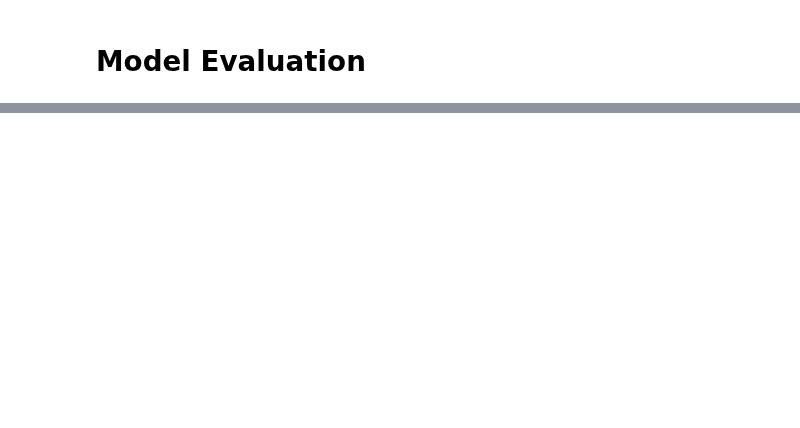
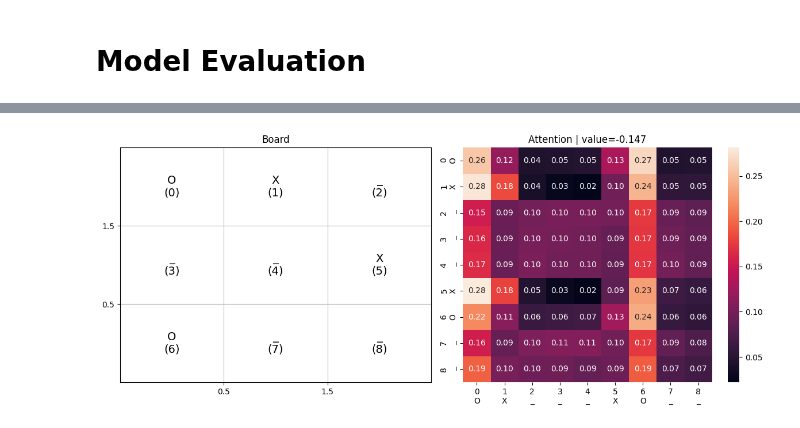
Before and after one commit to asminkarki012/learning, a Jupyter notebook: learn-ml/attention-from-scratch/train_alphazero.ipynb, the cells around one changed output, grey strips where cells are left out. Saved outputs shown, nothing was run; the diff lists cells and outputs as text; code cells hidden in the pictures; blank space fills up the shorter version.

```diff
--- a/learn-ml/attention-from-scratch/train_alphazero.ipynb
+++ b/learn-ml/attention-from-scratch/train_alphazero.ipynb
@@ -562,10 +675,9 @@ print(predict_move(model, ["O", "X", "_", "_", "_", "X", "O", "_", "_"]))
 # %%
 board = ["O", "X", "_", "_", "_", "X", "O", "_", "_"]
-indices = torch.tensor([TOKEN_TO_IDX[s] for s in board])
-with torch.no_grad():
-    log_probs, value, _ = model(indices)
-print(log_probs)
-print(value)
+move, value, attn_weights = predict_move(model=model, board=board)
+plot_board_attention(board, attn_weights, value)
+# %% [output]
+[figure, added]
 # %%
 empty_board = ["_", "_", "_", "_", "_", "_", "_", "_", "_"]
 x_close_win_board = ["X", "X", "_", "_", "_", "_", "_", "_", "_"]
```
Also changed, not shown: parts of 39 cells of this notebook, 8 other files.
